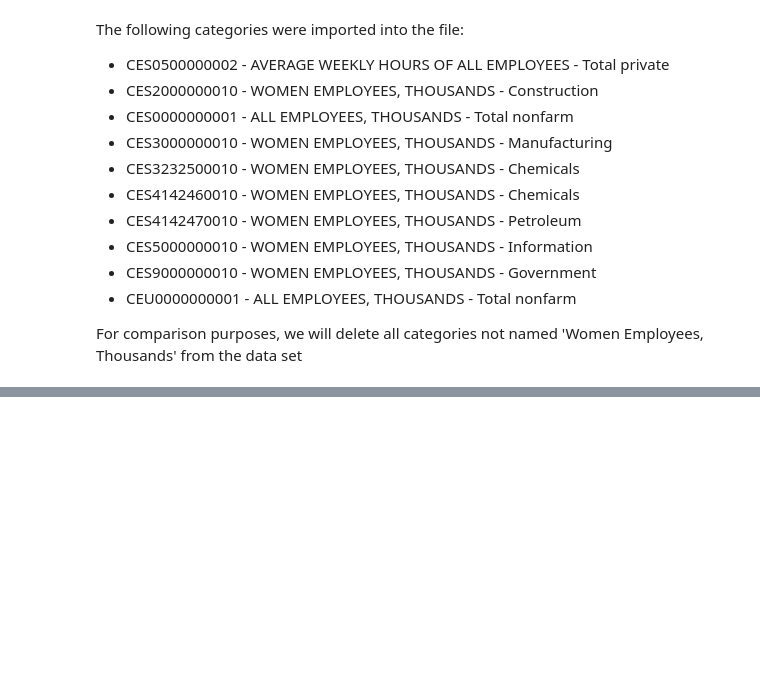
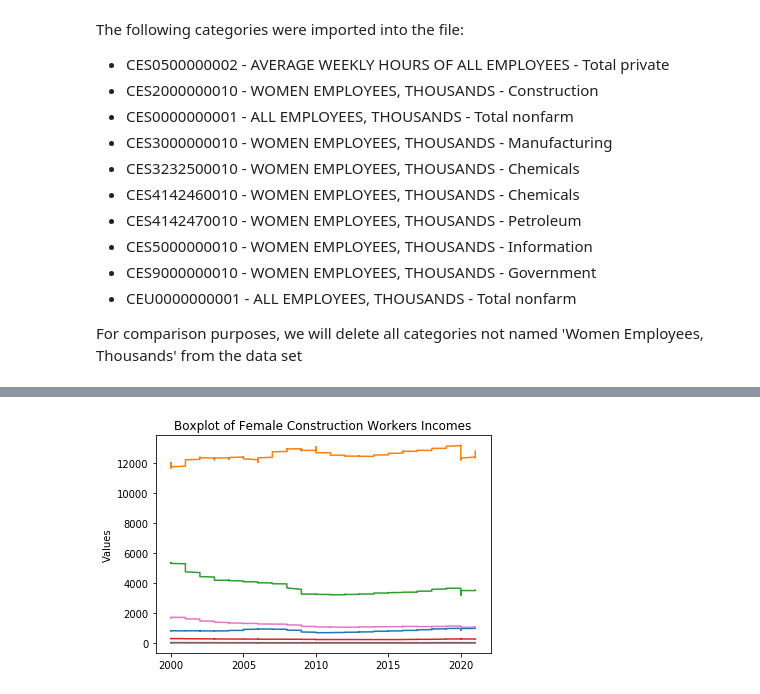
Before and after one commit to ramsey-king/DSC-630-Predictive-Analytics, a Jupyter notebook: KingRamseyWeek1.ipynb, the cells around one changed output, grey strips where cells are left out. Cells and saved outputs as stored; diff of their text form; code cells hidden in the pictures; blank space fills up the shorter version.

```diff
--- a/KingRamseyWeek1.ipynb
+++ b/KingRamseyWeek1.ipynb
@@ -24,0 +81,23 @@ For comparison purposes, we will delete all categories not named 'Women Employee
+# %%
+# plot some of the features (e.g., histograms, box plots, density plots, etc.) of several variables
+import matplotlib.pyplot as plt
+
+manufactoring = blm_data[blm_data['Series ID'] == 'CES3000000010']
+chemicals_1 = blm_data[blm_data['Series ID'] == 'CES3232500010']
+chemicals_2 = blm_data[blm_data['Series ID'] == 'CES4142460010']
+petroleum = blm_data[blm_data['Series ID'] == 'CES4142470010']
+information = blm_data[blm_data['Series ID'] == 'CES5000000010']
+
+
+plt.plot(construction['Year'], construction['Value'])
+plt.plot(government['Year'], government['Value'])
+plt.plot(manufactoring['Year'], manufactoring['Value'])
+plt.plot(chemicals_1['Year'], chemicals_1['Value'])
+plt.plot(chemicals_2['Year'], chemicals_2['Value'])
+plt.plot(petroleum['Year'], petroleum['Value'])
+plt.plot(information['Year'], information['Value'])
+plt.title("Boxplot of Female Construction Workers Incomes")
+plt.ylabel("Values")
+plt.show()
+# %% [output]
+[figure, added]
```
Also changed, not shown: parts of 12 cells of this notebook.
